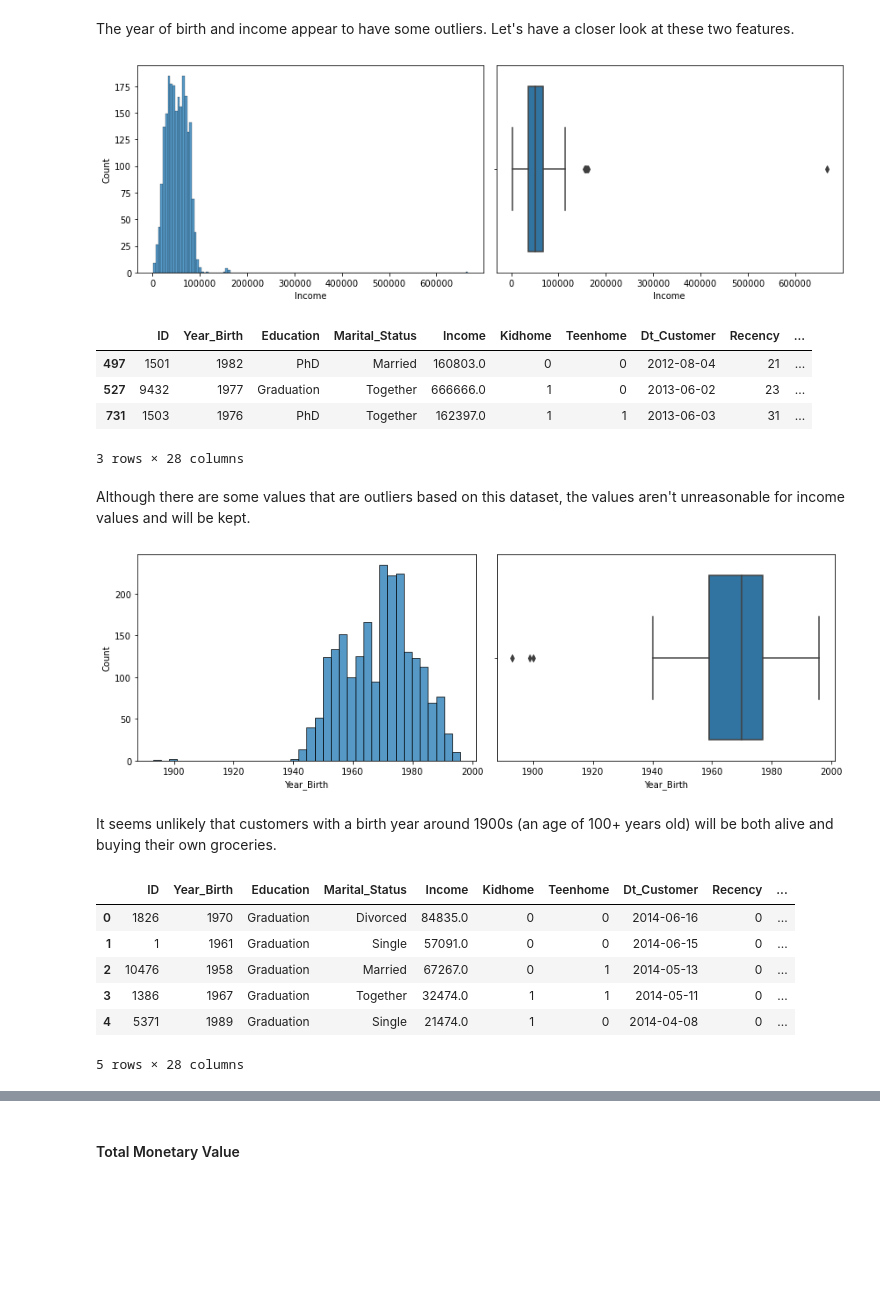
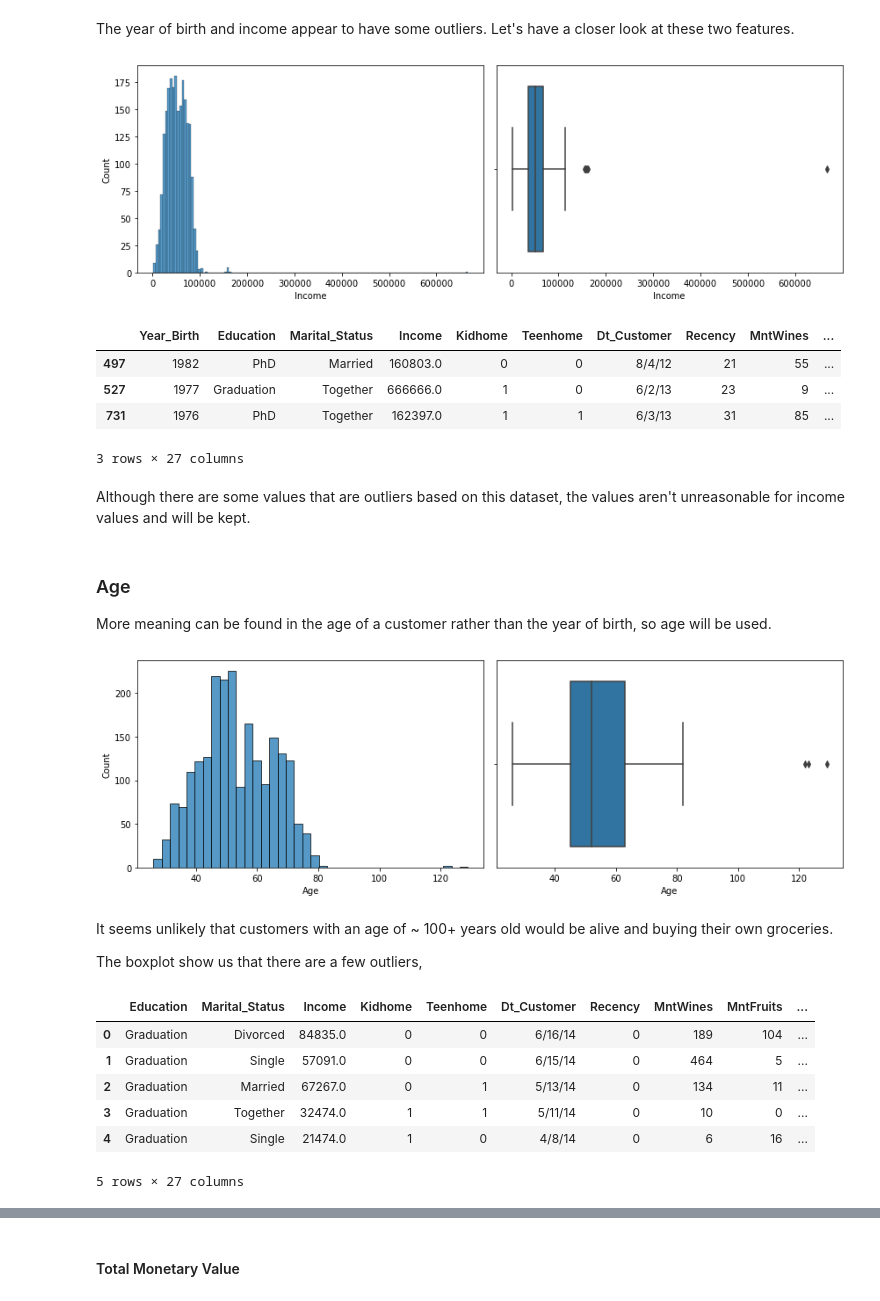
Before and after one commit to jma199/business-marketing-case-study, a Jupyter notebook: 1 eda.ipynb, the cells around one changed output, grey strips where cells are left out. Drawn from its saved outputs; the diff is of its cells as text; code cells hidden in the pictures; blank space fills up the shorter version.

Commit message:
upload a completed version of eda with a file with processed data

```diff
--- a/1 eda.ipynb
+++ b/1 eda.ipynb
@@ -71,0 +76,3 @@ data.describe(include='all')
+# %%
+# if we drop the id column and then check for duplicates
+data.drop(columns=['ID'], inplace=True)
@@ -71,0 +85,3 @@ data.describe(include='all')
+# %%
+data.drop_duplicates(inplace=True)
+data.shape
@@ -109,0 +125,3 @@ data['Dt_Customer'] = pd.to_datetime(data['Dt_Customer'], format= '%m/%d/%y')
+# %%
+data['Income'] = data['Income'].fillna(data['Income'].median())
+data['Income'].isna().sum()
@@ -228,36 +238,47 @@ sns.boxplot(x="Income", data=data, ax=ax[1])
 plt.tight_layout()
 plt.show()
 # %% [output]
-[figure, old version]
+[figure, new version]
 # %%
 data[data['Income'] > 160000]
 # %% [output]
-|  | ID | Year_Birth | Education | Marital_Status | Income | Kidhome | Teenhome | Dt_Customer | Recency | ... |
-| 497 | 1501 | 1982 | PhD | Married | 160803.0 | 0 | 0 | 2012-08-04 | 21 | ... |
-| 527 | 9432 | 1977 | Graduation | Together | 666666.0 | 1 | 0 | 2013-06-02 | 23 | ... |
-| 731 | 1503 | 1976 | PhD | Together | 162397.0 | 1 | 1 | 2013-06-03 | 31 | ... |
+|  | Year_Birth | Education | Marital_Status | Income | Kidhome | Teenhome | Dt_Customer | Recency | MntWines | ... |
+| 497 | 1982 | PhD | Married | 160803.0 | 0 | 0 | 8/4/12 | 21 | 55 | ... |
+| 527 | 1977 | Graduation | Together | 666666.0 | 1 | 0 | 6/2/13 | 23 | 9 | ... |
+| 731 | 1976 | PhD | Together | 162397.0 | 1 | 1 | 6/3/13 | 31 | 85 | ... |
-3 rows × 28 columns
+3 rows × 27 columns
 # %% [markdown]
 Although there are some values that are outliers based on this dataset, the values aren't unreasonable for income values and will be kept.
+# %% [markdown]
+### Age
+
+More meaning can be found in the age of a customer rather than the year of birth, so age will be used.
+# %%
+# calculate age of customer
+data['Age'] = 2022 - data['Year_Birth']
+data.drop(columns=['Year_Birth'], inplace=True)
+# data['Age'].describe()
 # %%
-# plot Year_Birth
+# plot Age
 fig, ax = plt.subplots(1, 2, figsize = (12, 4))
-sns.histplot(x = "Year_Birth", data=data, ax=ax[0])
-sns.boxplot(x="Year_Birth", data=data, ax=ax[1])
+sns.histplot(x = "Age", data=data, ax=ax[0])
+sns.boxplot(x="Age", data=data, ax=ax[1])
 plt.tight_layout()
 plt.show()
 # %% [output]
-[figure, old version]
+[figure, new version]
 # %% [markdown]
-It seems unlikely that customers with a birth year around 1900s (an age of 100+ years old) will be both alive and buying their own groceries.
+It seems unlikely that customers with an age of ~ 100+ years old would be alive and buying their own groceries.
+
+The boxplot show us that there are a few outliers,
 # %%
-data.drop(data[data['Year_Birth'] <= 1900].index, inplace=True)
+data.drop(data[data['Age'] >= 95].index, inplace=True)
 data.head()
 # %% [output]
-|  | ID | Year_Birth | Education | Marital_Status | Income | Kidhome | Teenhome | Dt_Customer | Recency | ... |
-| 0 | 1826 | 1970 | Graduation | Divorced | 84835.0 | 0 | 0 | 2014-06-16 | 0 | ... |
-| 1 | 1 | 1961 | Graduation | Single | 57091.0 | 0 | 0 | 2014-06-15 | 0 | ... |
-| 2 | 10476 | 1958 | Graduation | Married | 67267.0 | 0 | 1 | 2014-05-13 | 0 | ... |
-| 3 | 1386 | 1967 | Graduation | Together | 32474.0 | 1 | 1 | 2014-05-11 | 0 | ... |
-| 4 | 5371 | 1989 | Graduation | Single | 21474.0 | 1 | 0 | 2014-04-08 | 0 | ... |
+|  | Education | Marital_Status | Income | Kidhome | Teenhome | Dt_Customer | Recency | MntWines | MntFruits | ... |
+| 0 | Graduation | Divorced | 84835.0 | 0 | 0 | 6/16/14 | 0 | 189 | 104 | ... |
+| 1 | Graduation | Single | 57091.0 | 0 | 0 | 6/15/14 | 0 | 464 | 5 | ... |
+| 2 | Graduation | Married | 67267.0 | 0 | 1 | 5/13/14 | 0 | 134 | 11 | ... |
+| 3 | Graduation | Together | 32474.0 | 1 | 1 | 5/11/14 | 0 | 10 | 0 | ... |
+| 4 | Graduation | Single | 21474.0 | 1 | 0 | 4/8/14 | 0 | 6 | 16 | ... |
-5 rows × 28 columns
+5 rows × 27 columns
```
Also changed, not shown: parts of 45 cells of this notebook, 1 other file.
